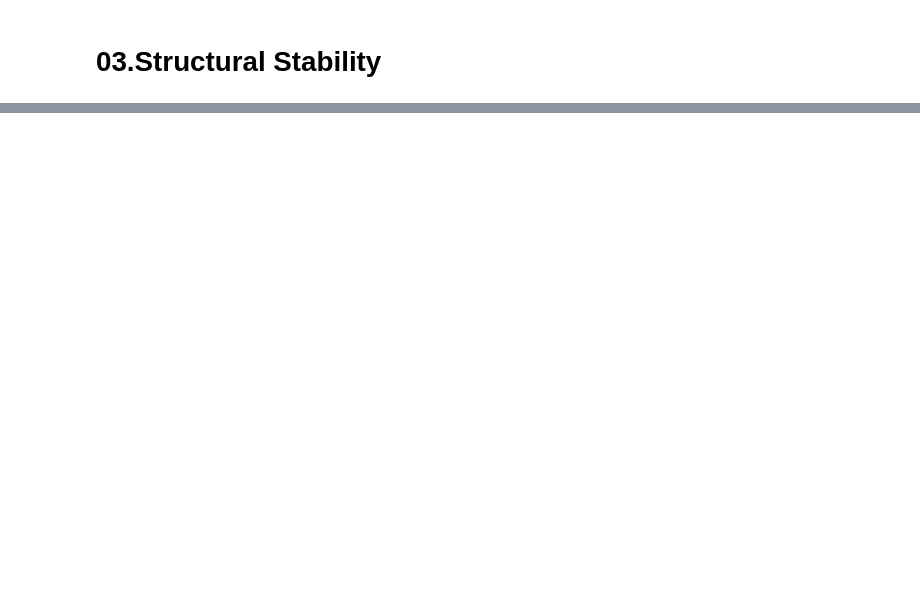
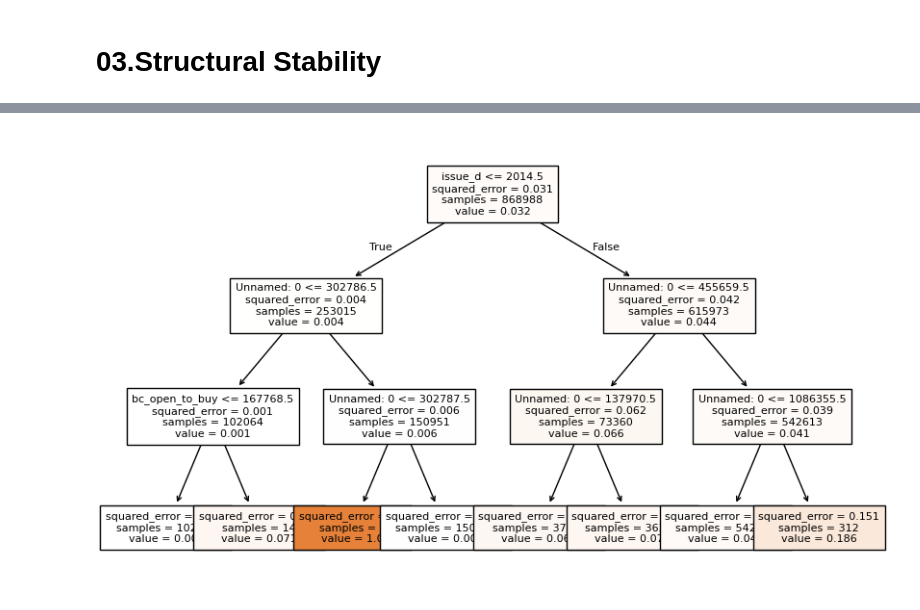
Before and after one commit to thom1100/fairness_project, a Jupyter notebook: project_notebook.ipynb, the cells around one changed output, grey strips where cells are left out. Saved outputs shown, nothing was run; the diff lists cells and outputs as text; code cells hidden in the pictures; blank space fills up the shorter version.

```diff
--- a/project_notebook.ipynb
+++ b/project_notebook.ipynb
@@ -218,0 +238,34 @@ Mean Accuracy: 0.7954 ± 0.0004
+# %%
+# Dans un premier temps, on prédit toutes les données, pour avoir toutes les prédictions du modèle et pouvoir évaluer ledit modèle avec le surrogate
+pipe.fit(X,y)
+proba_blackbox = pipe.predict_proba(X)[:, 1]
+pred_blackbox = (proba_blackbox >= 0.5).astype(int)
+# %%
+df_blackbox_clean = df.dropna(subset=["Predicted probabilities"])
+df_blackbox_clean = df_blackbox_clean.dropna()
+
+# Comme au dessus, on trie par dates
+df_blackbox = df_blackbox.sort_values('issue_d')
+
+# On prend comme target pour notre surrogate les prédictions obtenues avec le blackbox
+y = pred_blackbox
+X = df_blackbox.drop(columns=["Predicted probabilities", "Predictions", "target"])
+
+split_idx = int(len(df_blackbox) * 0.8)
+
+X_train, X_test = X.iloc[:split_idx], X.iloc[split_idx:]
+y_train, y_test = y[:split_idx], y[split_idx:]
+
+# Surrogate 1: shallow tree
+tree = Pipeline([("ord", ord_transformer),("vec", TableVectorizer()),("reg",DecisionTreeRegressor(max_depth=3, random_state=42))])
+tree.fit(X_train, y_train)
+pred_tree = tree.predict(X_test)
+print("Tree R2 (fidelity to DP):", r2_score(y_test, pred_tree))
+
+# Surrogate 2: linear regression
+from sklearn.linear_model import LinearRegression
+
+lin = Pipeline([("ord", ord_transformer),("vec", TableVectorizer()),("reg",LinearRegression())])
+lin.fit(X_train, y_train)
+pred_lin = lin.predict(X_test)
+print("Linear R2 (fidelity to DP):", r2_score(y_test, pred_lin))
@@ -218,0 +279,4 @@ Mean Accuracy: 0.7954 ± 0.0004
+# %%
+tree = tree.named_steps["reg"]
+rules = export_text(tree, feature_names=pipe[:-1].fit_transform(X_train).columns)
+print(rules)
@@ -218,0 +301,6 @@ Mean Accuracy: 0.7954 ± 0.0004
+# %%
+plt.figure(figsize=(10, 6))
+plot_tree(tree, feature_names=X.columns, filled=True, max_depth=3, fontsize=8)
+plt.show()
+# %% [output]
+[figure, added]
```
Also changed, not shown: parts of 16 cells of this notebook.
